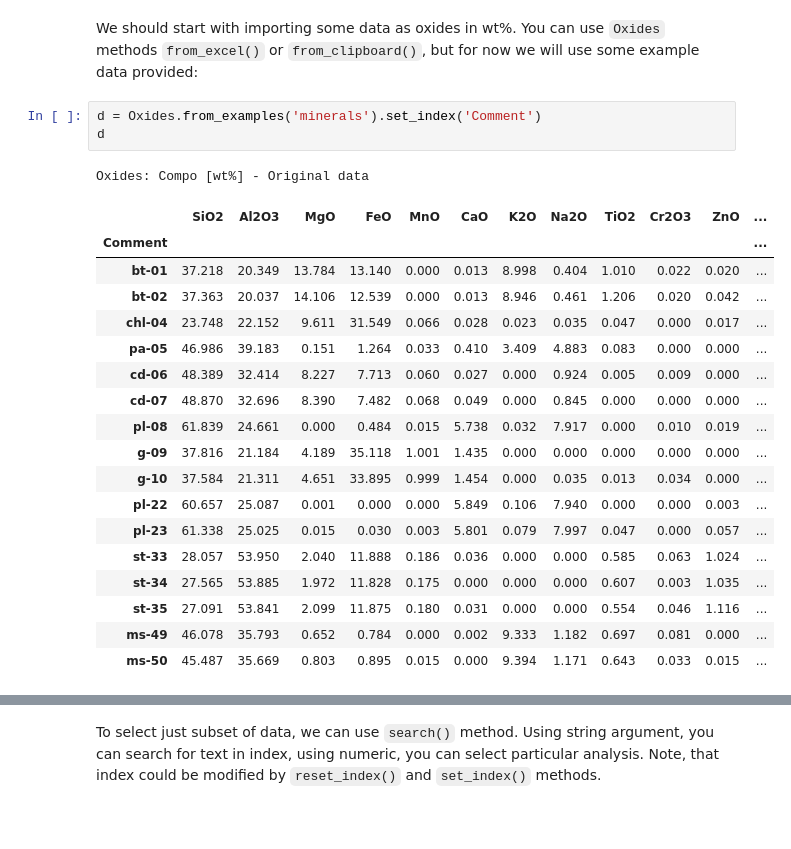
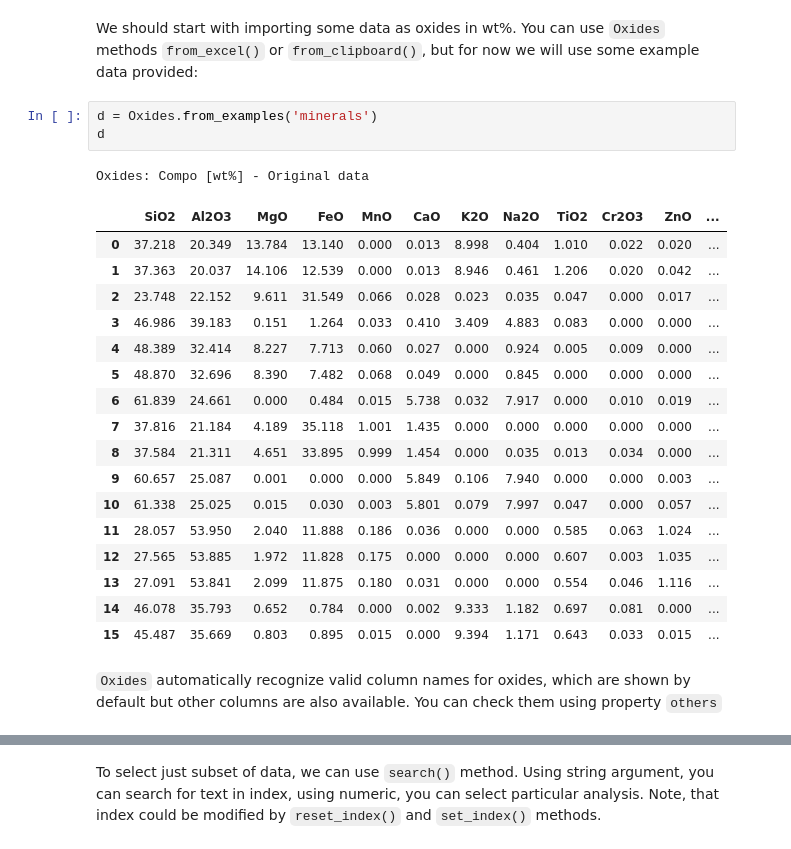
Before and after one commit to ondrolexa/epmatools, a Jupyter notebook: notebooks/demo.ipynb, the cells around one changed output, grey strips where cells are left out. Drawn from its saved outputs; the diff is of its cells as text; blank space fills up the shorter version.

```diff
--- a/notebooks/demo.ipynb
+++ b/notebooks/demo.ipynb
@@ -9,25 +9,26 @@ from epmatools import *
 # %% [markdown]
 We should start with importing some data as oxides in wt%. You can use `Oxides` methods `from_excel()` or `from_clipboard()`, but for now we will use some example data provided:
 # %%
-d = Oxides.from_examples('minerals').set_index('Comment')
+d = Oxides.from_examples('minerals')
 d
 # %% [output]
 Oxides: Compo [wt%] - Original data
 |  | SiO2 | Al2O3 | MgO | FeO | MnO | CaO | K2O | Na2O | TiO2 | Cr2O3 | ZnO | ... |
-| Comment |  |  |  |  |  |  |  |  |  |  |  | ... |
-| bt-01 | 37.218 | 20.349 | 13.784 | 13.140 | 0.000 | 0.013 | 8.998 | 0.404 | 1.010 | 0.022 | 0.020 | ... |
-| bt-02 | 37.363 | 20.037 | 14.106 | 12.539 | 0.000 | 0.013 | 8.946 | 0.461 | 1.206 | 0.020 | 0.042 | ... |
-| chl-04 | 23.748 | 22.152 | 9.611 | 31.549 | 0.066 | 0.028 | 0.023 | 0.035 | 0.047 | 0.000 | 0.017 | ... |
-| pa-05 | 46.986 | 39.183 | 0.151 | 1.264 | 0.033 | 0.410 | 3.409 | 4.883 | 0.083 | 0.000 | 0.000 | ... |
-| cd-06 | 48.389 | 32.414 | 8.227 | 7.713 | 0.060 | 0.027 | 0.000 | 0.924 | 0.005 | 0.009 | 0.000 | ... |
-| cd-07 | 48.870 | 32.696 | 8.390 | 7.482 | 0.068 | 0.049 | 0.000 | 0.845 | 0.000 | 0.000 | 0.000 | ... |
-| pl-08 | 61.839 | 24.661 | 0.000 | 0.484 | 0.015 | 5.738 | 0.032 | 7.917 | 0.000 | 0.010 | 0.019 | ... |
-| g-09 | 37.816 | 21.184 | 4.189 | 35.118 | 1.001 | 1.435 | 0.000 | 0.000 | 0.000 | 0.000 | 0.000 | ... |
-| g-10 | 37.584 | 21.311 | 4.651 | 33.895 | 0.999 | 1.454 | 0.000 | 0.035 | 0.013 | 0.034 | 0.000 | ... |
-| pl-22 | 60.657 | 25.087 | 0.001 | 0.000 | 0.000 | 5.849 | 0.106 | 7.940 | 0.000 | 0.000 | 0.003 | ... |
-| pl-23 | 61.338 | 25.025 | 0.015 | 0.030 | 0.003 | 5.801 | 0.079 | 7.997 | 0.047 | 0.000 | 0.057 | ... |
-| st-33 | 28.057 | 53.950 | 2.040 | 11.888 | 0.186 | 0.036 | 0.000 | 0.000 | 0.585 | 0.063 | 1.024 | ... |
-| st-34 | 27.565 | 53.885 | 1.972 | 11.828 | 0.175 | 0.000 | 0.000 | 0.000 | 0.607 | 0.003 | 1.035 | ... |
-| st-35 | 27.091 | 53.841 | 2.099 | 11.875 | 0.180 | 0.031 | 0.000 | 0.000 | 0.554 | 0.046 | 1.116 | ... |
-| ms-49 | 46.078 | 35.793 | 0.652 | 0.784 | 0.000 | 0.002 | 9.333 | 1.182 | 0.697 | 0.081 | 0.000 | ... |
-| ms-50 | 45.487 | 35.669 | 0.803 | 0.895 | 0.015 | 0.000 | 9.394 | 1.171 | 0.643 | 0.033 | 0.015 | ... |
+| 0 | 37.218 | 20.349 | 13.784 | 13.140 | 0.000 | 0.013 | 8.998 | 0.404 | 1.010 | 0.022 | 0.020 | ... |
+| 1 | 37.363 | 20.037 | 14.106 | 12.539 | 0.000 | 0.013 | 8.946 | 0.461 | 1.206 | 0.020 | 0.042 | ... |
+| 2 | 23.748 | 22.152 | 9.611 | 31.549 | 0.066 | 0.028 | 0.023 | 0.035 | 0.047 | 0.000 | 0.017 | ... |
+| 3 | 46.986 | 39.183 | 0.151 | 1.264 | 0.033 | 0.410 | 3.409 | 4.883 | 0.083 | 0.000 | 0.000 | ... |
+| 4 | 48.389 | 32.414 | 8.227 | 7.713 | 0.060 | 0.027 | 0.000 | 0.924 | 0.005 | 0.009 | 0.000 | ... |
+| 5 | 48.870 | 32.696 | 8.390 | 7.482 | 0.068 | 0.049 | 0.000 | 0.845 | 0.000 | 0.000 | 0.000 | ... |
+| 6 | 61.839 | 24.661 | 0.000 | 0.484 | 0.015 | 5.738 | 0.032 | 7.917 | 0.000 | 0.010 | 0.019 | ... |
+| 7 | 37.816 | 21.184 | 4.189 | 35.118 | 1.001 | 1.435 | 0.000 | 0.000 | 0.000 | 0.000 | 0.000 | ... |
+| 8 | 37.584 | 21.311 | 4.651 | 33.895 | 0.999 | 1.454 | 0.000 | 0.035 | 0.013 | 0.034 | 0.000 | ... |
+| 9 | 60.657 | 25.087 | 0.001 | 0.000 | 0.000 | 5.849 | 0.106 | 7.940 | 0.000 | 0.000 | 0.003 | ... |
+| 10 | 61.338 | 25.025 | 0.015 | 0.030 | 0.003 | 5.801 | 0.079 | 7.997 | 0.047 | 0.000 | 0.057 | ... |
+| 11 | 28.057 | 53.950 | 2.040 | 11.888 | 0.186 | 0.036 | 0.000 | 0.000 | 0.585 | 0.063 | 1.024 | ... |
+| 12 | 27.565 | 53.885 | 1.972 | 11.828 | 0.175 | 0.000 | 0.000 | 0.000 | 0.607 | 0.003 | 1.035 | ... |
+| 13 | 27.091 | 53.841 | 2.099 | 11.875 | 0.180 | 0.031 | 0.000 | 0.000 | 0.554 | 0.046 | 1.116 | ... |
+| 14 | 46.078 | 35.793 | 0.652 | 0.784 | 0.000 | 0.002 | 9.333 | 1.182 | 0.697 | 0.081 | 0.000 | ... |
+| 15 | 45.487 | 35.669 | 0.803 | 0.895 | 0.015 | 0.000 | 9.394 | 1.171 | 0.643 | 0.033 | 0.015 | ... |
+# %% [markdown]
+`Oxides` automatically recognize valid column names for oxides, which are shown by default but other columns are also available. You can check them using property `others`
```
Also changed, not shown: parts of 17 cells of this notebook, 1 other file.
